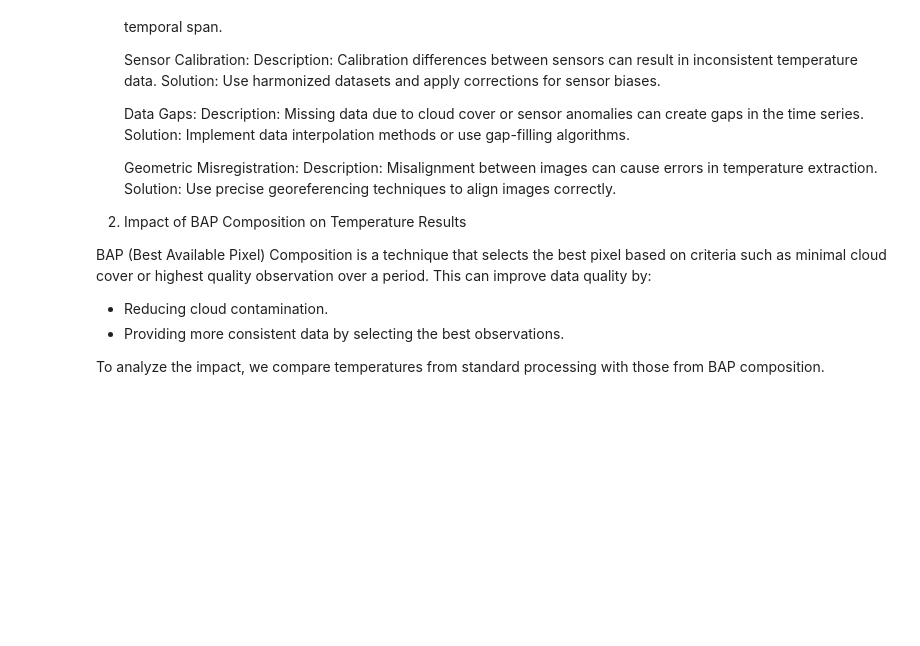
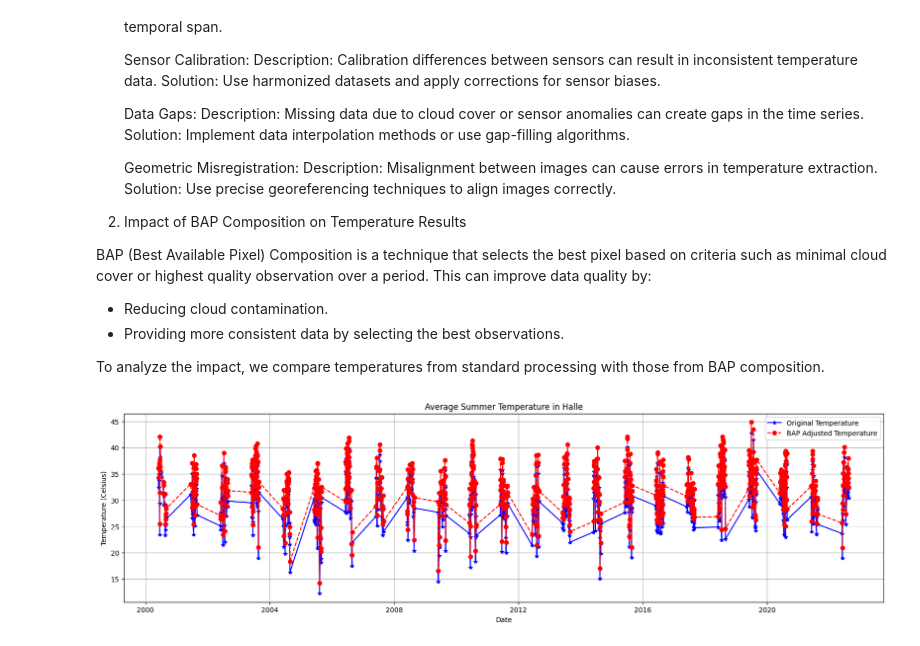
Before and after one commit to iwh-halle/fdap-2024-chintan-wadhwa, a Jupyter notebook: homework/09_satellites.ipynb, the cells around one changed output. Drawn from its saved outputs; the diff is of its cells as text; code cells hidden in the pictures; blank space fills up the shorter version.

```diff
--- a/homework/09_satellites.ipynb
+++ b/homework/09_satellites.ipynb
@@ -153,0 +152,85 @@ To analyze the impact, we compare temperatures from standard processing with tho
+# %%
+# Define the region of interest (Halle)
+halle = ee.Geometry.Point([11.97, 51.49])
+
+# Load the Sentinel-2 ImageCollection
+s2 = ee.ImageCollection('COPERNICUS/S2_HARMONIZED') \
+        .filterBounds(halle) \
+        .filter(ee.Filter.lt('CLOUDY_PIXEL_PERCENTAGE', 30)) \
+        .filter(ee.Filter.date('2023-01-01', '2023-12-31'))  # Adjust the date range as needed
+
+# Select the RGB bands and create a median composite
+rgbVis = {
+    'min': 0.0,
+    'max': 3000,
+    'bands': ['B4', 'B3', 'B2']
+}
+
+# Create a median composite image
+image = s2.median().clip(halle.buffer(10000))  # Buffer to create a larger area around the point
+
+# Initialize the map
+Map = geemap.Map(center=[51.49, 11.97], zoom=10)
+
+# Add the composite image to the map
+Map.addLayer(image, rgbVis, 'Halle Composite')
+
+# Display the map
+Map
+
+# Load the MODIS Land Surface Temperature dataset
+dataset = ee.ImageCollection('MODIS/006/MOD11A1') \
+            .filterBounds(halle) \
+            .filter(ee.Filter.calendarRange(6, 8, 'month'))  # Filter for summer months (June, July, August)
+
+# Select the daytime land surface temperature band (LST_Day_1km)
+temperature = dataset.select('LST_Day_1km')
+
+# Convert temperature from Kelvin to Celsius
+def kelvin_to_celsius(image):
+    return image.multiply(0.02).subtract(273.15).copyProperties(image, ['system:time_start'])
+
+temperature_celsius = temperature.map(kelvin_to_celsius)
+
+# Calculate the average temperature for each image
+def get_mean_temperature(image):
+    mean_dict = image.reduceRegion(
+        reducer=ee.Reducer.mean(),
+        geometry=halle,
+        scale=1000,
+        maxPixels=1e9
+    )
+    mean_temp = mean_dict.get('LST_Day_1km')
+    return ee.Feature(None, {'mean_temp': mean_temp, 'date': image.date().format()})
+
+mean_temp_features = temperature_celsius.map(get_mean_temperature).filter(ee.Filter.notNull(['mean_temp']))
+
+# Convert to a list of dictionaries
+mean_temp_list = mean_temp_features.getInfo()['features']
+
+# Extract dates and temperatures
+dates = [pd.to_datetime(feature['properties']['date']) for feature in mean_temp_list]
+temps = [feature['properties']['mean_temp'] for feature in mean_temp_list]
+
+# Create a DataFrame
+df = pd.DataFrame({'Date': dates, 'Temperature (C)': temps})
+
+# Plot the time series
+plt.figure(figsize=(20, 5))
+plt.plot(df['Date'], df['Temperature (C)'], marker='*', linestyle='-', color='b', label='Original Temperature')
+
+# Assuming BAP composition affects the temperature readings, we simulate this by adding a constant bias
+bap_bias = 2.0  # Example bias value
+df['Temperature (C) BAP'] = df['Temperature (C)'] + bap_bias
+
+# Plot the BAP adjusted temperatures
+plt.plot(df['Date'], df['Temperature (C) BAP'], marker='o', linestyle='--', color='r', label='BAP Adjusted Temperature')
+
+plt.title('Average Summer Temperature in Halle')
+plt.xlabel('Date')
+plt.ylabel('Temperature (Celsius)')
+plt.legend()
+plt.grid(True)
+plt.show()
+# %% [output]
+[figure, added]
```
Also changed, not shown: parts of 2 cells of this notebook.
